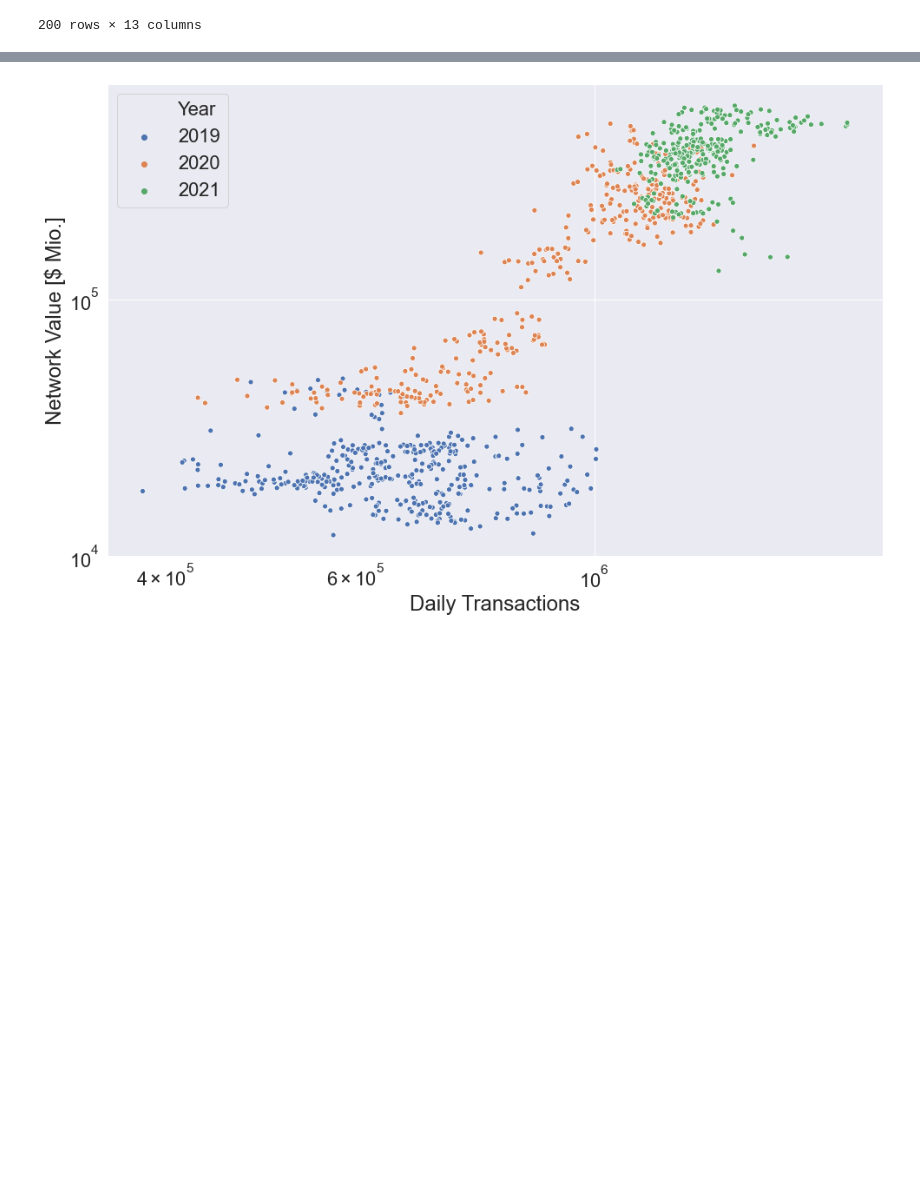
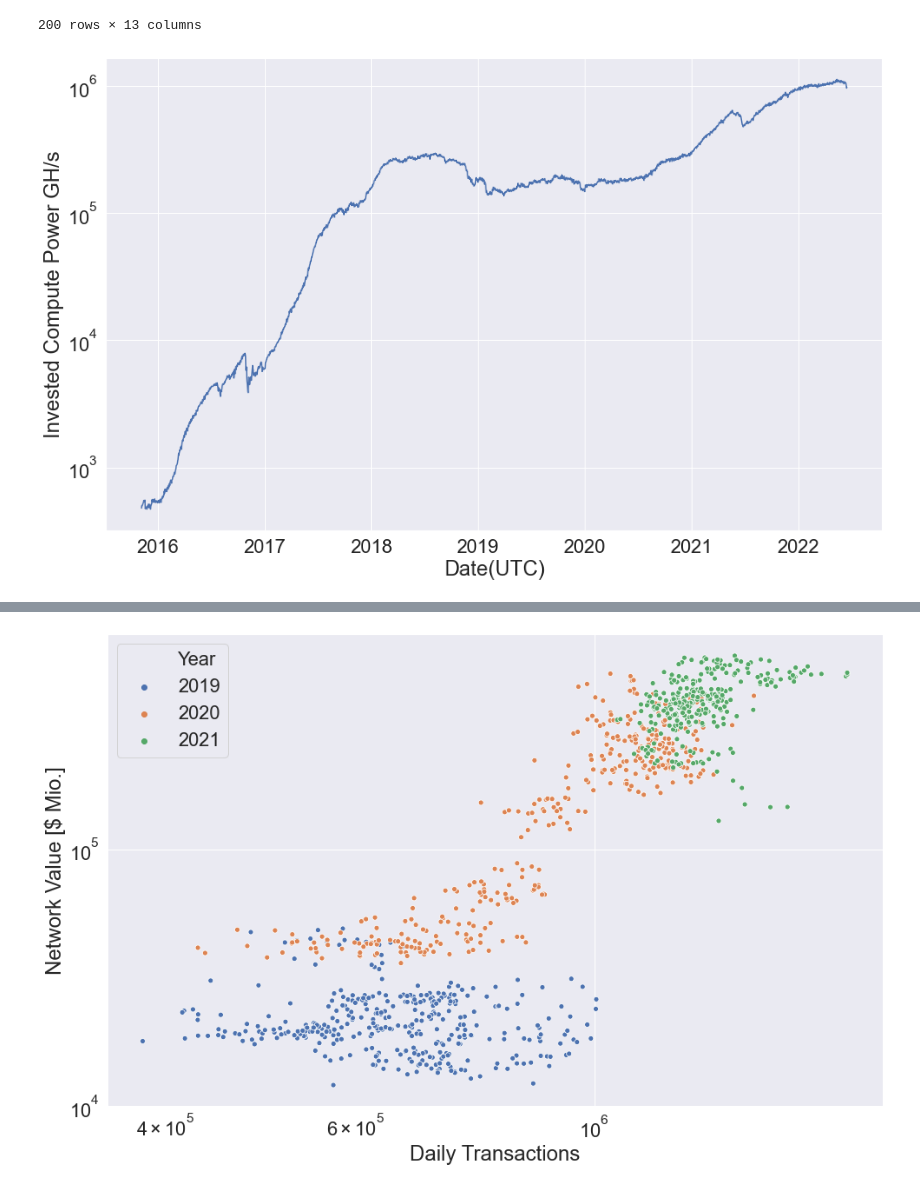
Before and after one commit to Plyeronn/DataScience, a Jupyter notebook: exploration.ipynb, the cells around one changed output, grey strips where cells are left out. Cells and saved outputs as stored; diff of their text form; code cells hidden in the pictures; blank space fills up the shorter version.

```diff
--- a/exploration.ipynb
+++ b/exploration.ipynb
@@ -175,9 +175,11 @@ fig.savefig(name, transparent = False)
 # %%
 sns.set(font_scale = 2)
 fig, ax = plt.subplots(figsize=(16,10))
 ax.set(yscale="log")
 
 p = sns.lineplot(data = frame, y = 'NetHash', x= 'Date(UTC)', ax = ax)
-p.set_ylabel('Energy')
-name = 'finals/Transactions.png'
+p.set_ylabel('Invested Compute Power GH/s')
+name = 'finals/Energy.png'
 fig.savefig(name, transparent = False)
+# %% [output]
+[figure, added]
```
Also changed, not shown: parts of 7 cells of this notebook, 5 other files.
